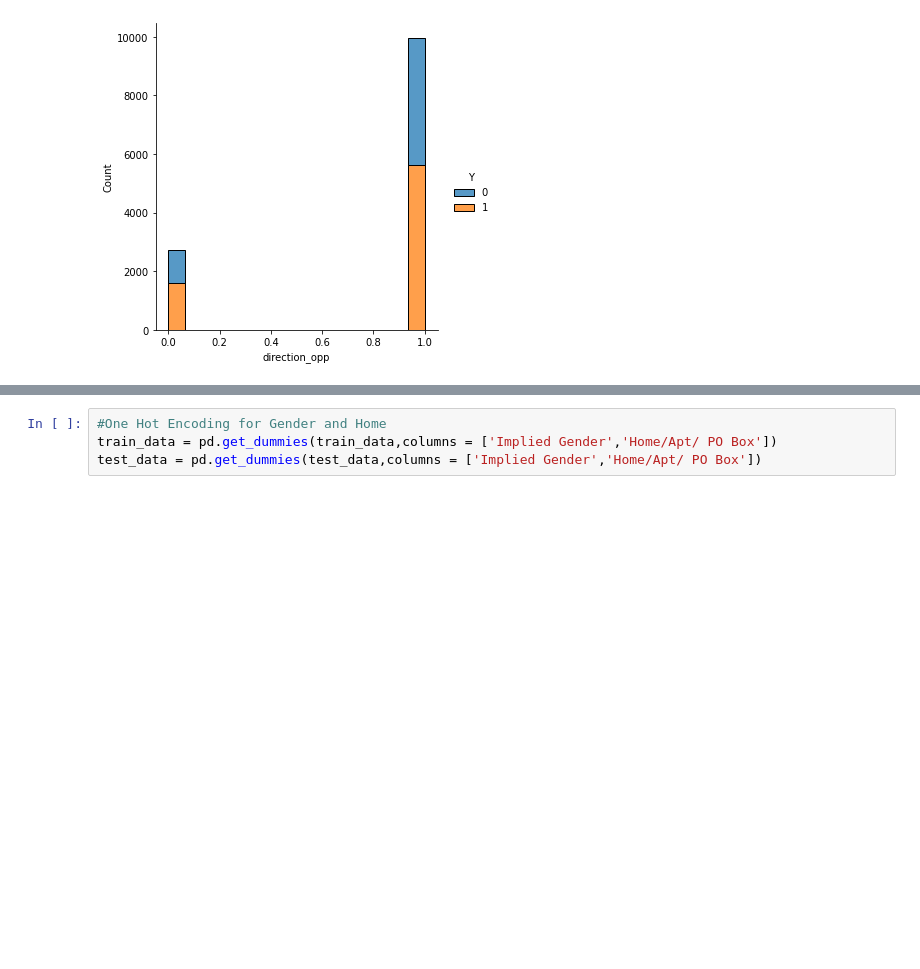
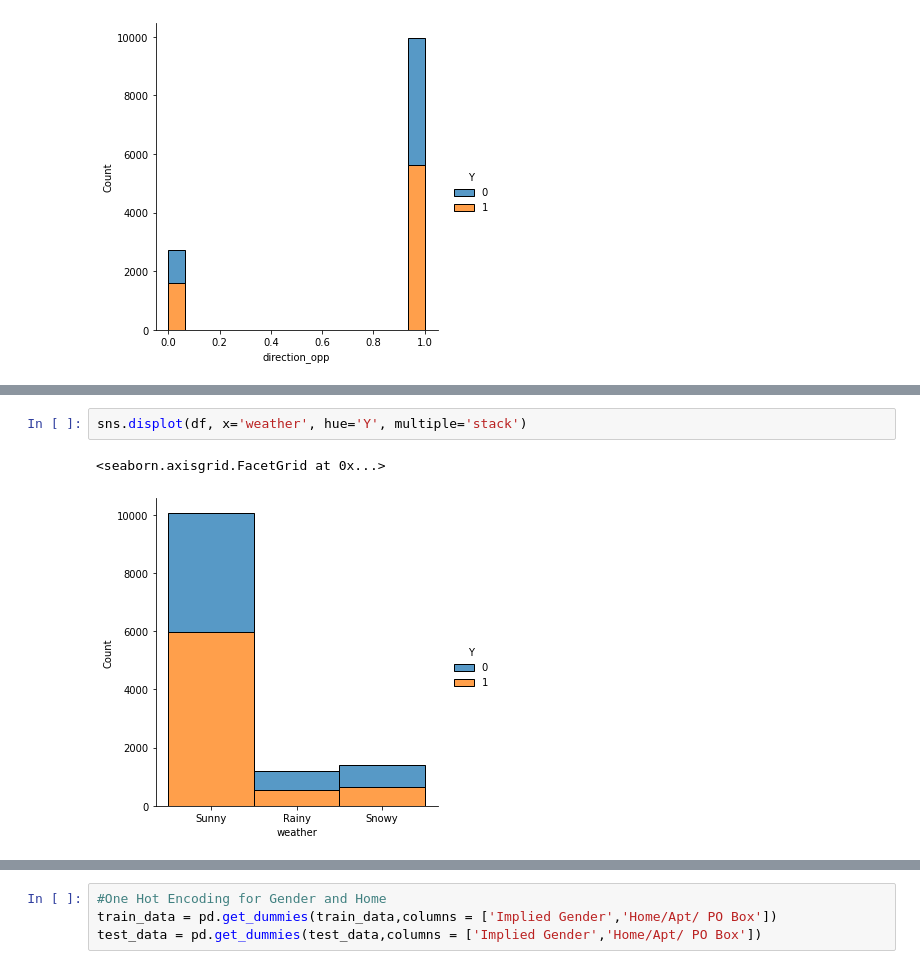
Before and after one commit to mansi812/ML-assignment, a Jupyter notebook: ML_assignment.ipynb, the cells around one changed output, grey strips where cells are left out. Drawn from its saved outputs; the diff is of its cells as text; blank space fills up the shorter version.

```diff
--- a/ML_assignment.ipynb
+++ b/ML_assignment.ipynb
@@ -141,0 +199,5 @@ sns.displot(df, x='direction_opp', hue='Y', multiple='stack')
+# %%
+sns.displot(df, x='weather', hue='Y', multiple='stack')
+# %% [output]
+<seaborn.axisgrid.FacetGrid at 0x...>
+[figure, added]
```
Also changed, not shown: parts of 6 cells of this notebook.
